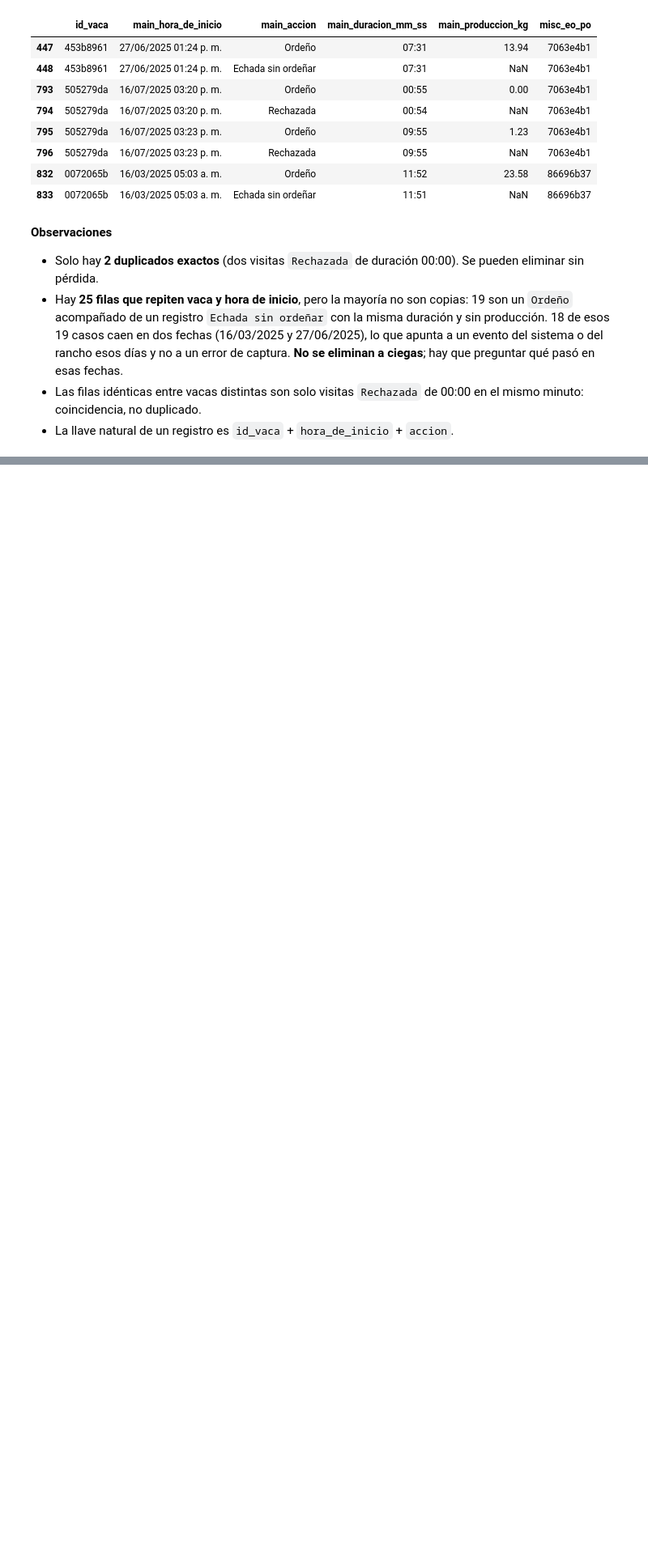
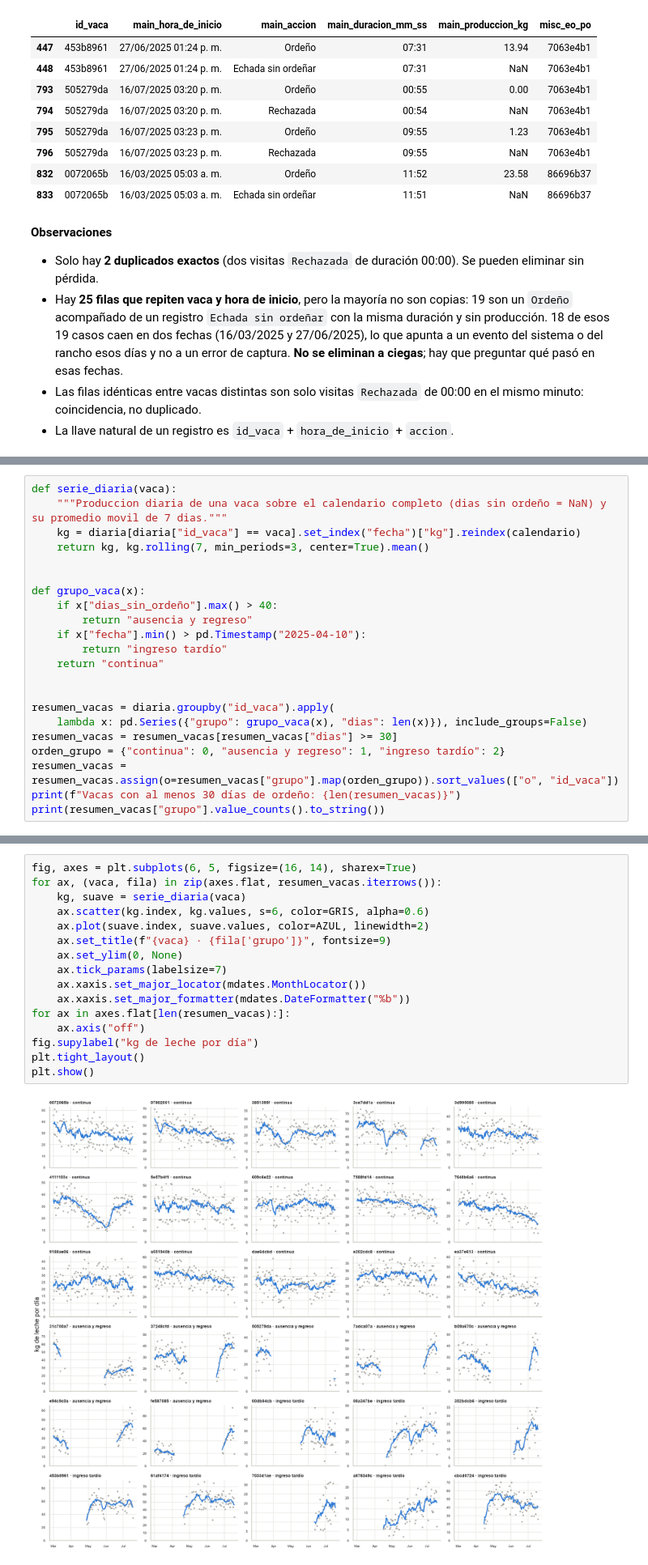
Before and after one commit to EmilioQuinonez/VACAS_IA, a Jupyter notebook: src/DU/understandingData.ipynb, the cells around one changed output, grey strips where cells are left out. Shown at 81% size. Saved outputs shown, nothing was run; the diff lists cells and outputs as text; blank space fills up the shorter version.

Commit message:
feature: se añade analisis de la lactancia de la vaca

```diff
--- a/src/DU/understandingData.ipynb
+++ b/src/DU/understandingData.ipynb
@@ -400,0 +441,22 @@ main_hora_de_inicio
+# %%
+def serie_diaria(vaca):
+    """Produccion diaria de una vaca sobre el calendario completo (dias sin ordeño = NaN) y su promedio movil de 7 dias."""
+    kg = diaria[diaria["id_vaca"] == vaca].set_index("fecha")["kg"].reindex(calendario)
+    return kg, kg.rolling(7, min_periods=3, center=True).mean()
+
+
+def grupo_vaca(x):
+    if x["dias_sin_ordeño"].max() > 40:
+        return "ausencia y regreso"
+    if x["fecha"].min() > pd.Timestamp("2025-04-10"):
+        return "ingreso tardío"
+    return "continua"
+
+
+resumen_vacas = diaria.groupby("id_vaca").apply(
+    lambda x: pd.Series({"grupo": grupo_vaca(x), "dias": len(x)}), include_groups=False)
+resumen_vacas = resumen_vacas[resumen_vacas["dias"] >= 30]
+orden_grupo = {"continua": 0, "ausencia y regreso": 1, "ingreso tardío": 2}
+resumen_vacas = resumen_vacas.assign(o=resumen_vacas["grupo"].map(orden_grupo)).sort_values(["o", "id_vaca"])
+print(f"Vacas con al menos 30 días de ordeño: {len(resumen_vacas)}")
+print(resumen_vacas["grupo"].value_counts().to_string())
@@ -400,0 +473,18 @@ main_hora_de_inicio
+# %%
+fig, axes = plt.subplots(6, 5, figsize=(16, 14), sharex=True)
+for ax, (vaca, fila) in zip(axes.flat, resumen_vacas.iterrows()):
+    kg, suave = serie_diaria(vaca)
+    ax.scatter(kg.index, kg.values, s=6, color=GRIS, alpha=0.6)
+    ax.plot(suave.index, suave.values, color=AZUL, linewidth=2)
+    ax.set_title(f"{vaca} · {fila['grupo']}", fontsize=9)
+    ax.set_ylim(0, None)
+    ax.tick_params(labelsize=7)
+    ax.xaxis.set_major_locator(mdates.MonthLocator())
+    ax.xaxis.set_major_formatter(mdates.DateFormatter("%b"))
+for ax in axes.flat[len(resumen_vacas):]:
+    ax.axis("off")
+fig.supylabel("kg de leche por día")
+plt.tight_layout()
+plt.show()
+# %% [output]
+[figure, added]
```
Also changed, not shown: parts of 9 cells of this notebook.
